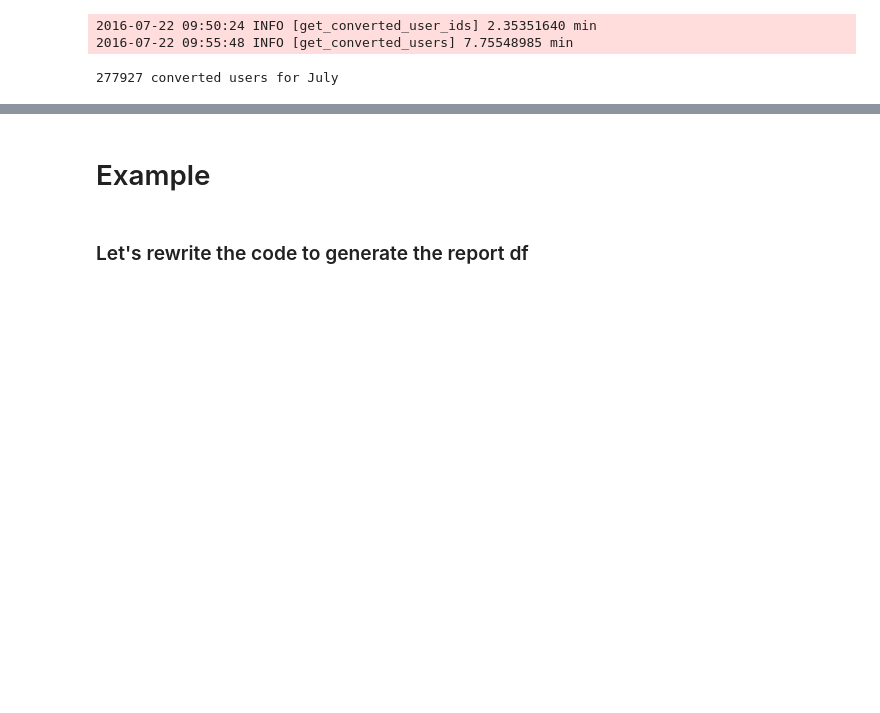
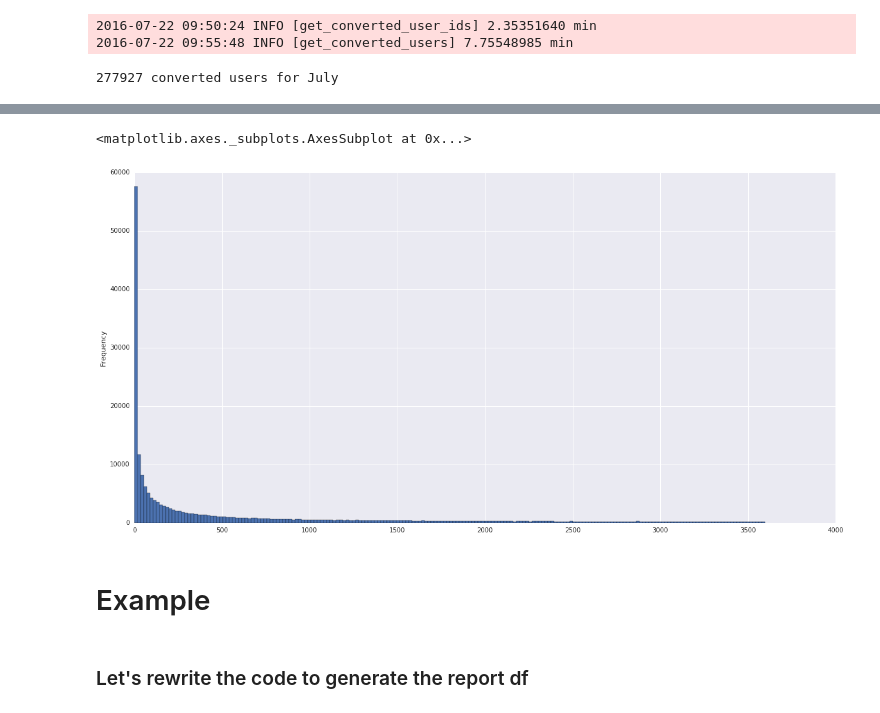
Before and after one commit to ve-global/Analytics_utils, a Jupyter notebook: examples/Analytics utils.ipynb, the cells around one changed output, grey strips where cells are left out. Drawn from its saved outputs; the diff is of its cells as text; code cells hidden in the pictures; blank space fills up the shorter version.

```diff
--- a/examples/Feeds utils.ipynb
+++ b/examples/Analytics utils.ipynb
@@ -14,6 +21,5 @@ We then present a use case to generate a report comparing LLD and API data.
 # %%
 import os
-from spark_utils import add_pyspark_path
 spark_home = '/usr/hdp/current/spark-client/'
 add_pyspark_path(spark_home)
 from pyspark import SparkContext
@@ -26,13 +32,12 @@ from pyspark.sql.window import Window
 from pyspark.sql.types import *
 
 # Note: important to stop logging on server side of jupyter
-import logging
 logging.getLogger("py4j").setLevel(logging.ERROR)
 
 
 max_executors = 12
 
-NOTEBOOK_NAME = "Reporting"
+NOTEBOOK_NAME = "Analytics utils"
 
 def init_spark():
     # spark submit
@@ -145,0 +148,7 @@ print('%d converted users for July' % nb_users)
+# %%
+standard_feed = DataFeeds.get_feed_parquet(sqlContext, Feeds.standard, from_date="2016-07-01", to_date=None)
+# %%
+converted_users_df = DataFeeds.get_converted_users(standard_feed)
+auctions_duration = (converted_users_df.groupBy("othuser_id_64", "auction_id_64")
+                                       .agg(duration.alias('duration'))
+                     )
@@ -146,3 +158,13 @@ print('%d converted users for July' % nb_users)
+# %%
+users_avg_df = (auctions_duration.groupby('othuser_id_64')
+                                 .agg(F.avg('duration').alias('avg_duration'))
+                                 .toPandas()
+                )
+# %%
+users_avg_df.avg_duration[users_avg_df.avg_duration < 60 * 60 * 1].plot.hist(bins=200, figsize=(20, 10))
+# %% [output]
+<matplotlib.axes._subplots.AxesSubplot at 0x...>
+[figure, added]
 # %% [markdown]
 # Example
 # %% [markdown]
```
Also changed, not shown: parts of 8 cells of this notebook, 1 other file.
